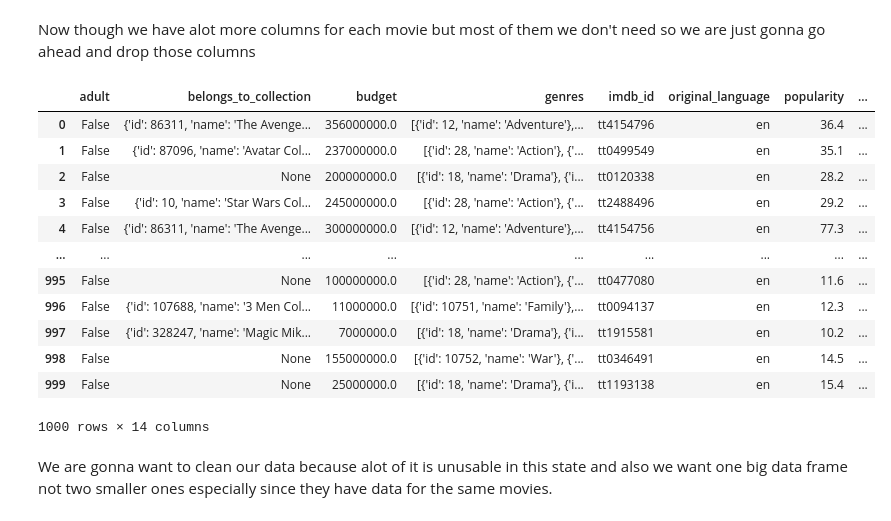
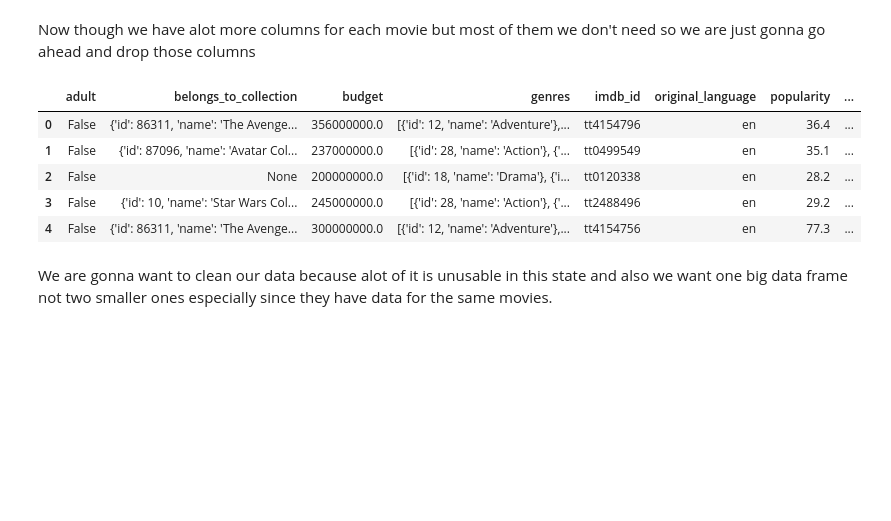
Before and after one commit to ykfarhan/state-of-box-office-analysis, a Jupyter notebook: Amir Data Cleaning.ipynb, the cells around one changed output. Saved outputs shown, nothing was run; the diff lists cells and outputs as text; code cells hidden in the pictures; blank space fills up the shorter version.

```diff
--- a/Amir Data Cleaning.ipynb
+++ b/Amir Data Cleaning.ipynb
@@ -124,25 +111,18 @@ Now though we have alot more columns for each movie but most of them we don't ne
 # %%
 tmbddf = tmdbdf.drop(['backdrop_path', 'homepage',
                              'id', 'original_title', 'overview',
                              'poster_path', 'revenue', 'status',
                              'spoken_languages', 'tagline','title',
                              'status_code',
                              'status_message', 'video'], axis = 1)#axis specifies column
-tmbddf
+tmbddf.head()
 # %% [output]
 |  | adult | belongs_to_collection | budget | genres | imdb_id | original_language | popularity | ... |
 | 0 | False | {'id': 86311, 'name': 'The Avenge... | 356000000.0 | [{'id': 12, 'name': 'Adventure'},... | tt4154796 | en | 36.4 | ... |
 | 1 | False | {'id': 87096, 'name': 'Avatar Col... | 237000000.0 | [{'id': 28, 'name': 'Action'}, {'... | tt0499549 | en | 35.1 | ... |
 | 2 | False | None | 200000000.0 | [{'id': 18, 'name': 'Drama'}, {'i... | tt0120338 | en | 28.2 | ... |
 | 3 | False | {'id': 10, 'name': 'Star Wars Col... | 245000000.0 | [{'id': 28, 'name': 'Action'}, {'... | tt2488496 | en | 29.2 | ... |
 | 4 | False | {'id': 86311, 'name': 'The Avenge... | 300000000.0 | [{'id': 12, 'name': 'Adventure'},... | tt4154756 | en | 77.3 | ... |
-| ... | ... | ... | ... | ... | ... | ... | ... | ... |
-| 995 | False | None | 100000000.0 | [{'id': 28, 'name': 'Action'}, {'... | tt0477080 | en | 11.6 | ... |
-| 996 | False | {'id': 107688, 'name': '3 Men Col... | 11000000.0 | [{'id': 10751, 'name': 'Family'},... | tt0094137 | en | 12.3 | ... |
-| 997 | False | {'id': 328247, 'name': 'Magic Mik... | 7000000.0 | [{'id': 18, 'name': 'Drama'}, {'i... | tt1915581 | en | 10.2 | ... |
-| 998 | False | None | 155000000.0 | [{'id': 10752, 'name': 'War'}, {'... | tt0346491 | en | 14.5 | ... |
-| 999 | False | None | 25000000.0 | [{'id': 18, 'name': 'Drama'}, {'i... | tt1193138 | en | 15.4 | ... |
-1000 rows × 14 columns
 # %% [markdown]
 We are gonna want to clean our data because alot of it is unusable in this state and also we want one big data frame not two smaller ones especially since they have data for the same movies.
 # %%
```
Also changed, not shown: parts of 54 cells of this notebook, 9 other files.
